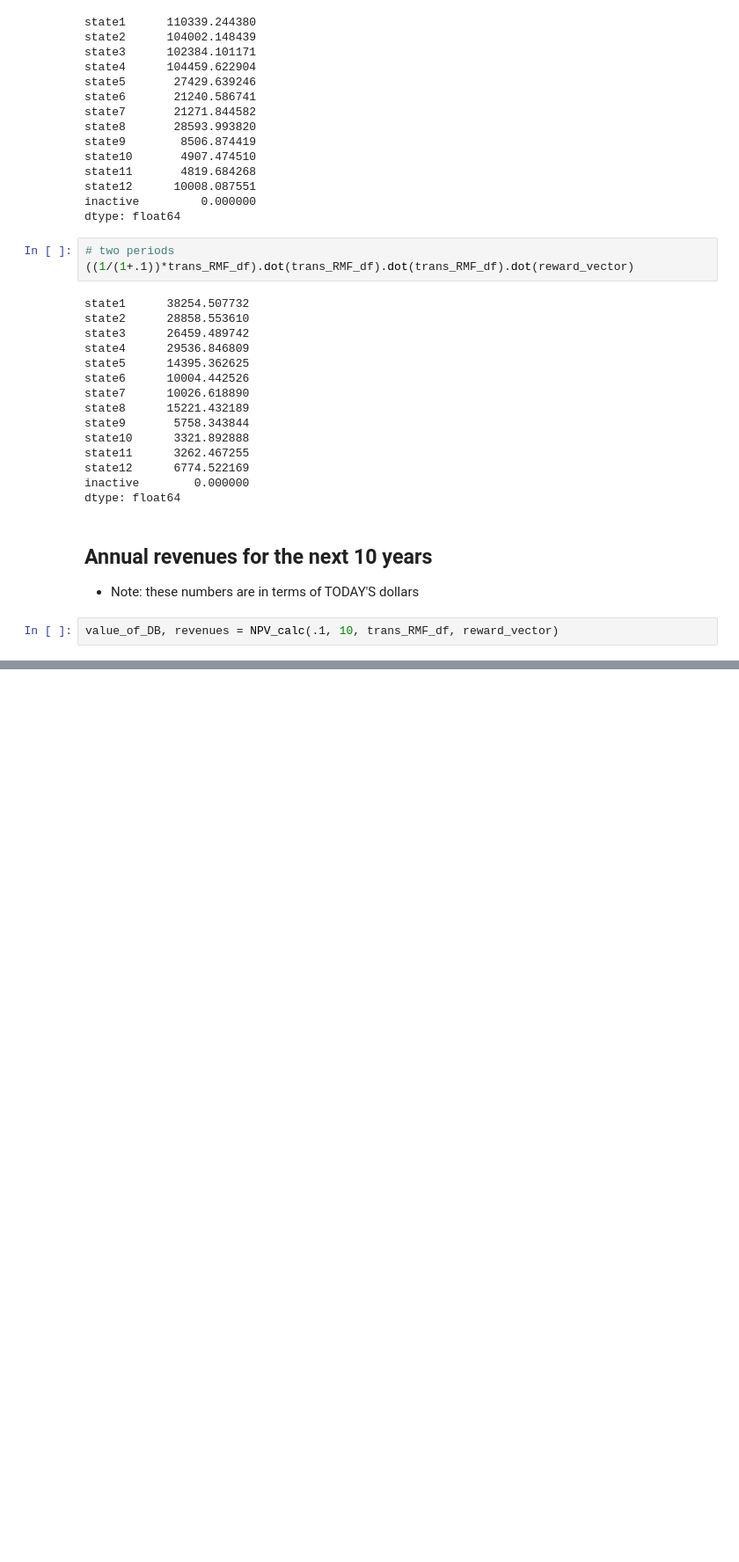
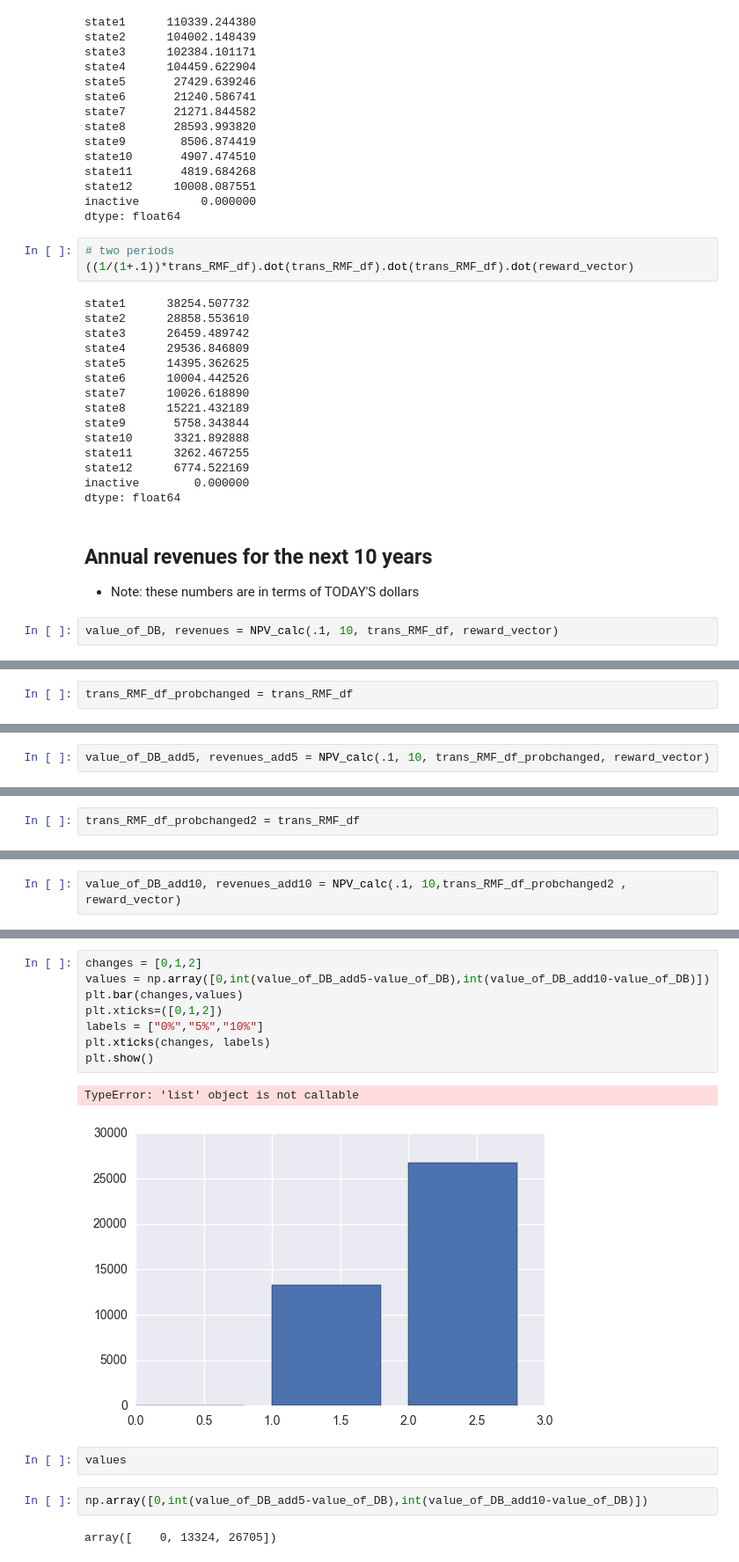
Before and after one commit to jonhilgart22/Galvanize-Data-Leadership, a Jupyter notebook: week5-MCM-CLV/Team-8-Markov-Chains_final.ipynb, the cells around one changed output, grey strips where cells are left out. Shown at 88% size. Saved outputs shown, nothing was run; the diff lists cells and outputs as text; blank space fills up the shorter version.

```diff
--- a/week5-MCM-CLV/Team-8-Markov-Chains_final.ipynb
+++ b/week5-MCM-CLV/Team-8-Markov-Chains_final.ipynb
@@ -966,0 +963,2 @@ Database will be worth $1857080.48 in 2015
+# %%
+trans_RMF_df_probchanged = trans_RMF_df
@@ -966,0 +1089,2 @@ Database will be worth $1857080.48 in 2015
+# %%
+value_of_DB_add5, revenues_add5 = NPV_calc(.1, 10, trans_RMF_df_probchanged, reward_vector)
@@ -966,0 +1101,2 @@ Database will be worth $1857080.48 in 2015
+# %%
+trans_RMF_df_probchanged2 = trans_RMF_df
@@ -966,0 +1193,2 @@ Database will be worth $1857080.48 in 2015
+# %%
+value_of_DB_add10, revenues_add10 = NPV_calc(.1, 10,trans_RMF_df_probchanged2 , reward_vector)
@@ -966,0 +1220,17 @@ Database will be worth $1857080.48 in 2015
+# %%
+changes = [0,1,2]
+values = np.array([0,int(value_of_DB_add5-value_of_DB),int(value_of_DB_add10-value_of_DB)])
+plt.bar(changes,values)
+plt.xticks=([0,1,2])
+labels = ["0%","5%","10%"]
+plt.xticks(changes, labels)
+plt.show()
+# %% [output]
+TypeError: 'list' object is not callable
+[figure, added]
+# %%
+values
+# %%
+np.array([0,int(value_of_DB_add5-value_of_DB),int(value_of_DB_add10-value_of_DB)])
+# %% [output]
+array([    0, 13324, 26705])
```
Also changed, not shown: parts of 48 cells of this notebook.
